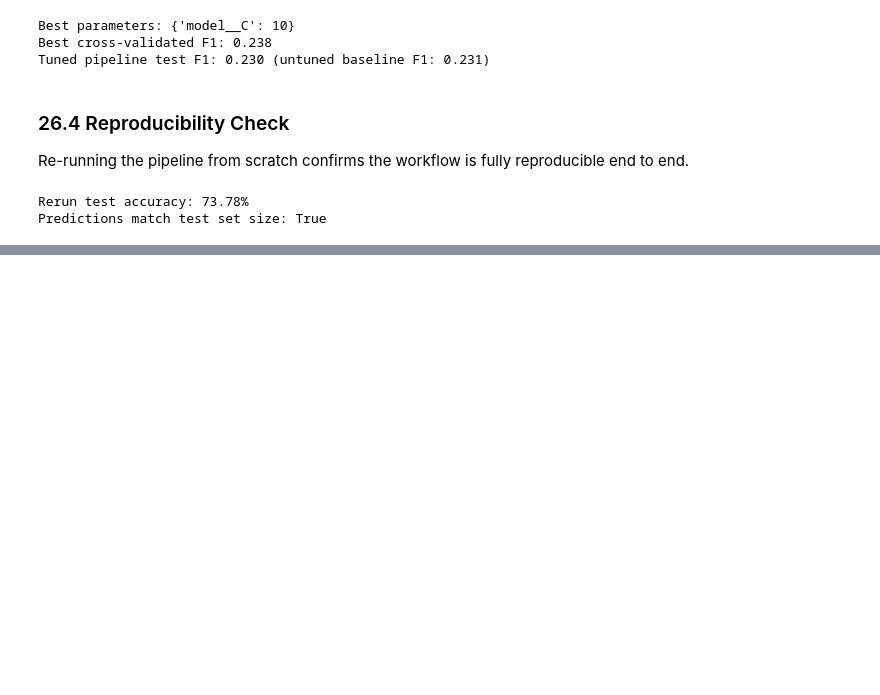
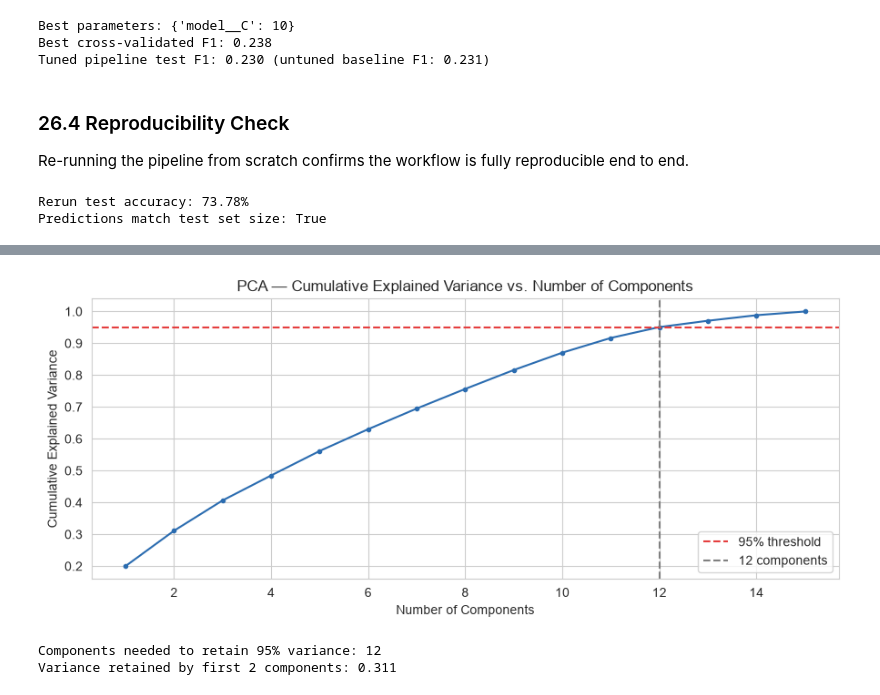
Before and after one commit to Roa04/AI_ML, a Jupyter notebook: project/stroke_prediction.ipynb, the cells around one changed output, grey strips where cells are left out. Cells and saved outputs as stored; diff of their text form; code cells hidden in the pictures; blank space fills up the shorter version.

```diff
--- a/project/stroke_prediction.ipynb
+++ b/project/stroke_prediction.ipynb
@@ -906,0 +1018,26 @@ showing that older, higher-glucose clusters align with higher observed stroke ra
+# %%
+# cumulative explained variance
+pca_full = PCA(random_state=RANDOM_STATE)
+pca_full.fit(X_unsup_scaled)
+
+cumulative_variance = np.cumsum(pca_full.explained_variance_ratio_)
+n_components_95 = np.argmax(cumulative_variance >= 0.95) + 1
+
+plt.figure(figsize=(9, 4))
+plt.plot(range(1, len(cumulative_variance) + 1), cumulative_variance, marker=".", color="#2b6cb0")
+plt.axhline(0.95, color="#e53e3e", linestyle="--", label="95% threshold")
+plt.axvline(n_components_95, color="gray", linestyle="--", label=f"{n_components_95} components")
+plt.xlabel("Number of Components")
+plt.ylabel("Cumulative Explained Variance")
+plt.title("PCA — Cumulative Explained Variance vs. Number of Components")
+plt.legend()
+plt.tight_layout()
+plt.savefig("outputs/12_pca_cumulative_variance.png", bbox_inches="tight")
+plt.show()
+
+print(f"Components needed to retain 95% variance: {n_components_95}")
+print(f"Variance retained by first 2 components: {cumulative_variance[1]:.3f}")
+# %% [output]
+[figure, added]
+Components needed to retain 95% variance: 12
+Variance retained by first 2 components: 0.311
```
Also changed, not shown: parts of 29 cells of this notebook, 6 other files.
